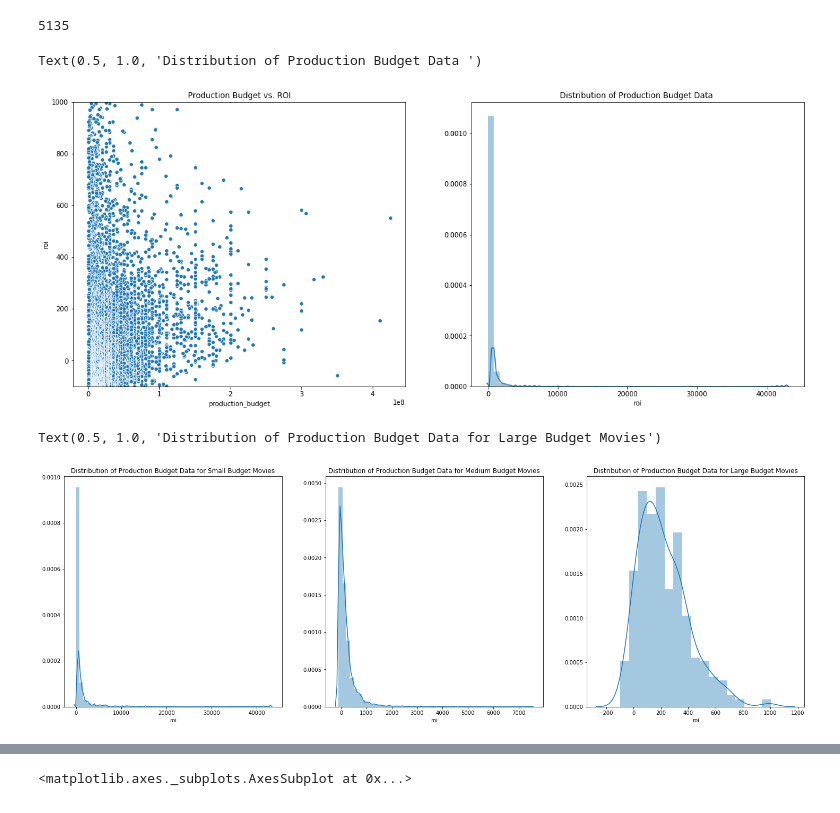
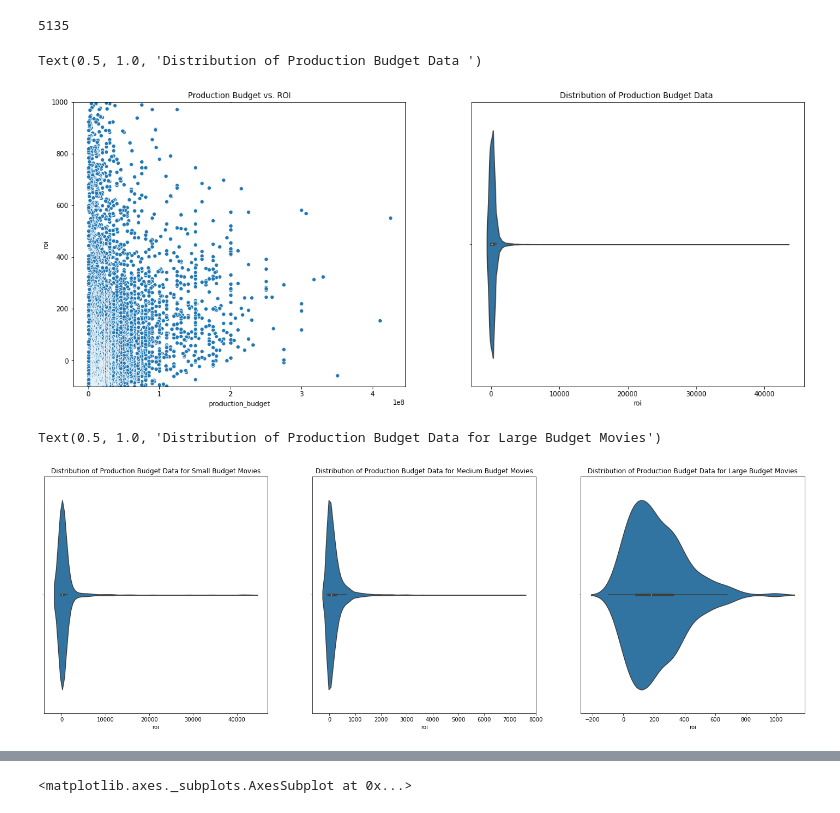
Before and after one commit to SlimHintz/movie-data-eda, a Jupyter notebook: Aidan_work/roi_from_budget_table.ipynb, the cells around one changed output, grey strips where cells are left out. Saved outputs shown, nothing was run; the diff lists cells and outputs as text; code cells hidden in the pictures.

```diff
--- a/Aidan_work/roi_from_budget_table.ipynb
+++ b/Aidan_work/roi_from_budget_table.ipynb
@@ -107,22 +107,22 @@ df['lost_money'] = [x < 0 for x in df['roi']]
 #plotting production budget vs roi and a distribution of roi
 fig2, axes = plt.subplots(1,2, figsize = (20,8))
 ax = sns.scatterplot(df['production_budget'], df['roi'], ax= axes[0])
-ax1 = sns.distplot(df['roi'], ax= axes[1])
+ax1 = sns.violinplot(df['roi'], ax= axes[1])
 ax.set(ylim = (-100,1000))
 ax.set_title('Production Budget vs. ROI')
 ax1.set_title('Distribution of Production Budget Data ')
 # %% [output]
 Text(0.5, 1.0, 'Distribution of Production Budget Data ')
-[figure, old version]
+[figure, new version]
 # %%
 f, axes = plt.subplots(1,3, figsize=(25, 8), sharex=False)
 
-ax2 = sns.distplot(df[df.budget_category == 'small']['roi'], ax = axes[0])
+ax2 = sns.violinplot(df[df.budget_category == 'small']['roi'], ax = axes[0])
 ax2.set_title('Distribution of Production Budget Data for Small Budget Movies')
-ax3 = sns.distplot(df[df.budget_category == 'medium']['roi'], ax = axes[1])
+ax3 = sns.violinplot(df[df.budget_category == 'medium']['roi'], ax = axes[1])
 ax3.set_title('Distribution of Production Budget Data for Medium Budget Movies')
-ax4 = sns.distplot(df[df.budget_category == 'large']['roi'], ax = axes[2]);
+ax4 = sns.violinplot(df[df.budget_category == 'large']['roi'], ax = axes[2]);
 ax4.set_title('Distribution of Production Budget Data for Large Budget Movies')
 # %% [output]
 Text(0.5, 1.0, 'Distribution of Production Budget Data for Large Budget Movies')
-[figure, old version]
+[figure, new version]
```
Also changed, not shown: parts of 10 cells of this notebook.
